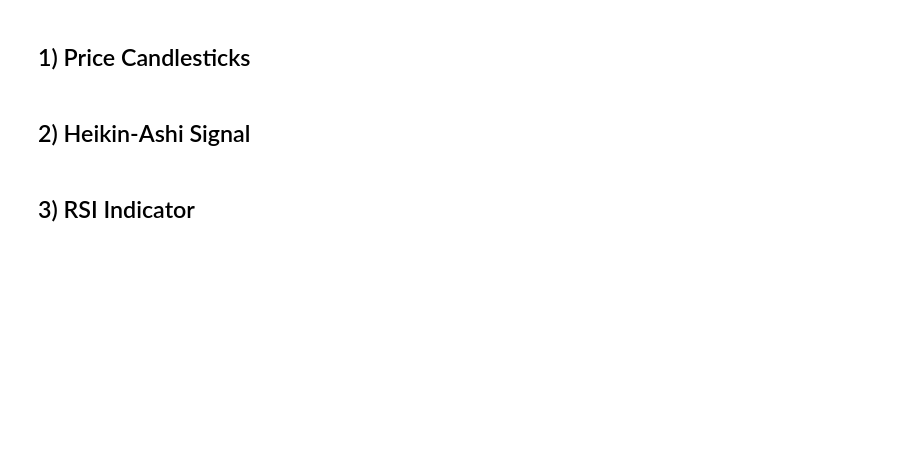
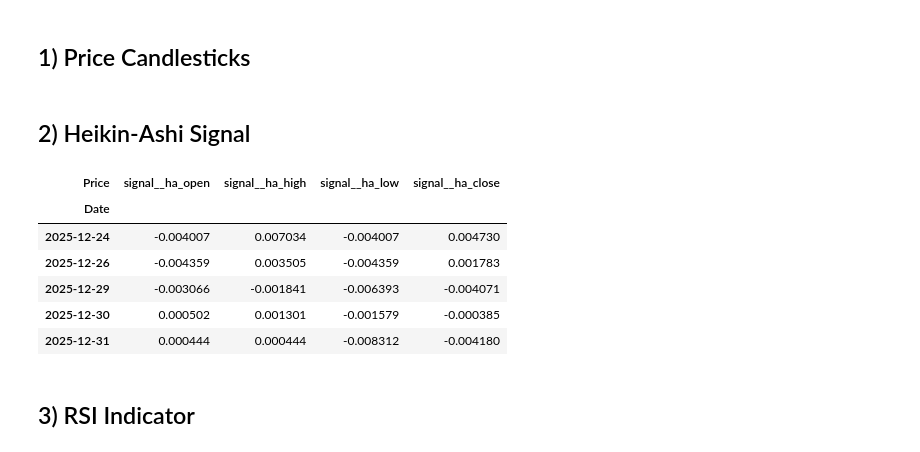
Before and after one commit to Czarnak/TradeLab, a Jupyter notebook: examples/signals_and_indicators_plotting.ipynb, the cells around one changed output. Cells and saved outputs as stored; diff of their text form; code cells hidden in the pictures; blank space fills up the shorter version.

```diff
--- a/examples/signals_and_indicators_plotting.ipynb
+++ b/examples/signals_and_indicators_plotting.ipynb
@@ -59,9 +70,17 @@ price_fig.show()
 # %%
 ha_signal = HeikinAshi()
 df_ha = ha_signal.compute(df.copy())
-ha_signal.plot(df_ha)
+ha_signal.plot(ha_signal.raw_df)
 
 df_ha[ha_signal.output_columns].tail()
+# %% [output]
+| Price | signal__ha_open | signal__ha_high | signal__ha_low | signal__ha_close |
+| Date |  |  |  |  |
+| 2025-12-24 | -0.004007 | 0.007034 | -0.004007 | 0.004730 |
+| 2025-12-26 | -0.004359 | 0.003505 | -0.004359 | 0.001783 |
+| 2025-12-29 | -0.003066 | -0.001841 | -0.006393 | -0.004071 |
+| 2025-12-30 | 0.000502 | 0.001301 | -0.001579 | -0.000385 |
+| 2025-12-31 | 0.000444 | 0.000444 | -0.008312 | -0.004180 |
 # %% [markdown]
 ## 3) RSI Indicator
 # %%
```
Also changed, not shown: parts of 6 cells of this notebook, 20 other files.
